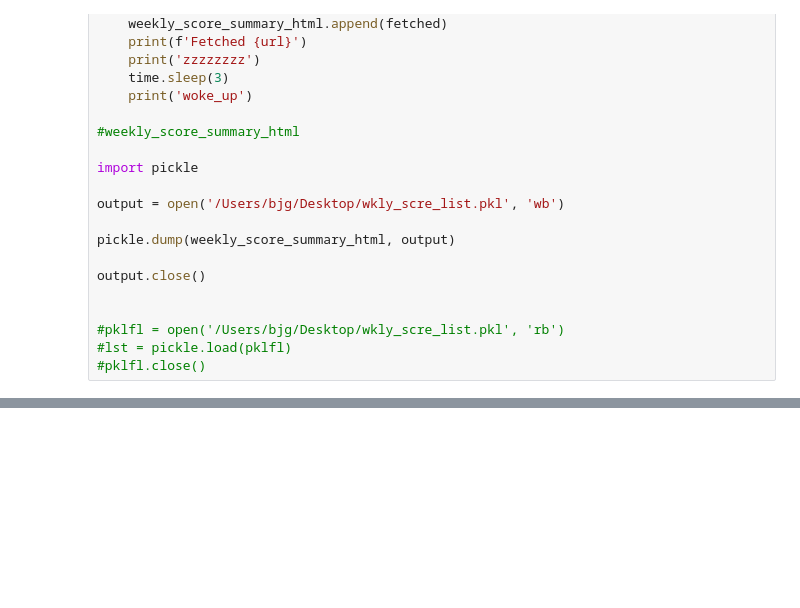
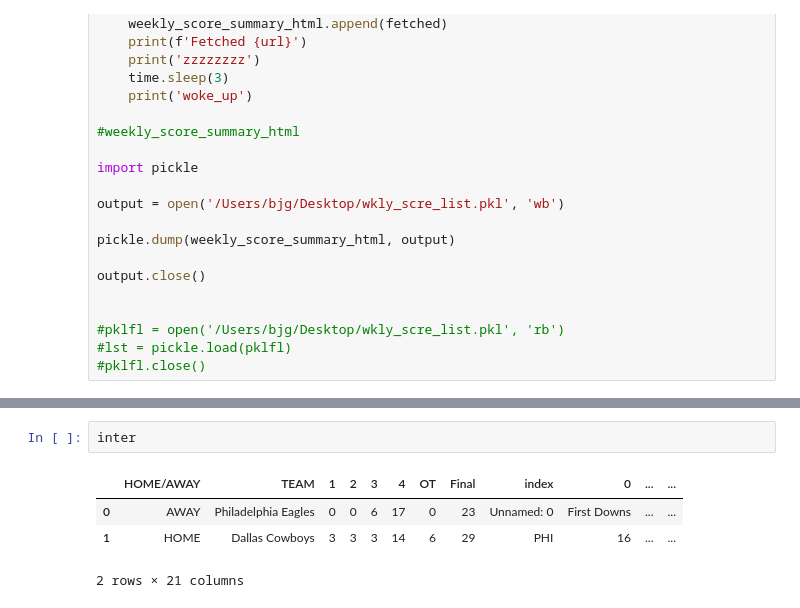
Before and after one commit to ChicagoDev/NFL_Score_Prediciton, a Jupyter notebook: NFL Scraping.ipynb, the cells around one changed output, grey strips where cells are left out. Cells and saved outputs as stored; diff of their text form; blank space fills up the shorter version.

```diff
--- a/NFL Scraping.ipynb
+++ b/NFL Scraping.ipynb
@@ -340,0 +553,7 @@ output.close()
+# %%
+inter
+# %% [output]
+|  | HOME/AWAY | TEAM | 1 | 2 | 3 | 4 | OT | Final | index | 0 | ... | ... |
+| 0 | AWAY | Philadelphia Eagles | 0 | 0 | 6 | 17 | 0 | 23 | Unnamed: 0 | First Downs | ... | ... |
+| 1 | HOME | Dallas Cowboys | 3 | 3 | 3 | 14 | 6 | 29 | PHI | 16 | ... | ... |
+2 rows × 21 columns
```
Also changed, not shown: parts of 34 cells of this notebook, 4 other files.
